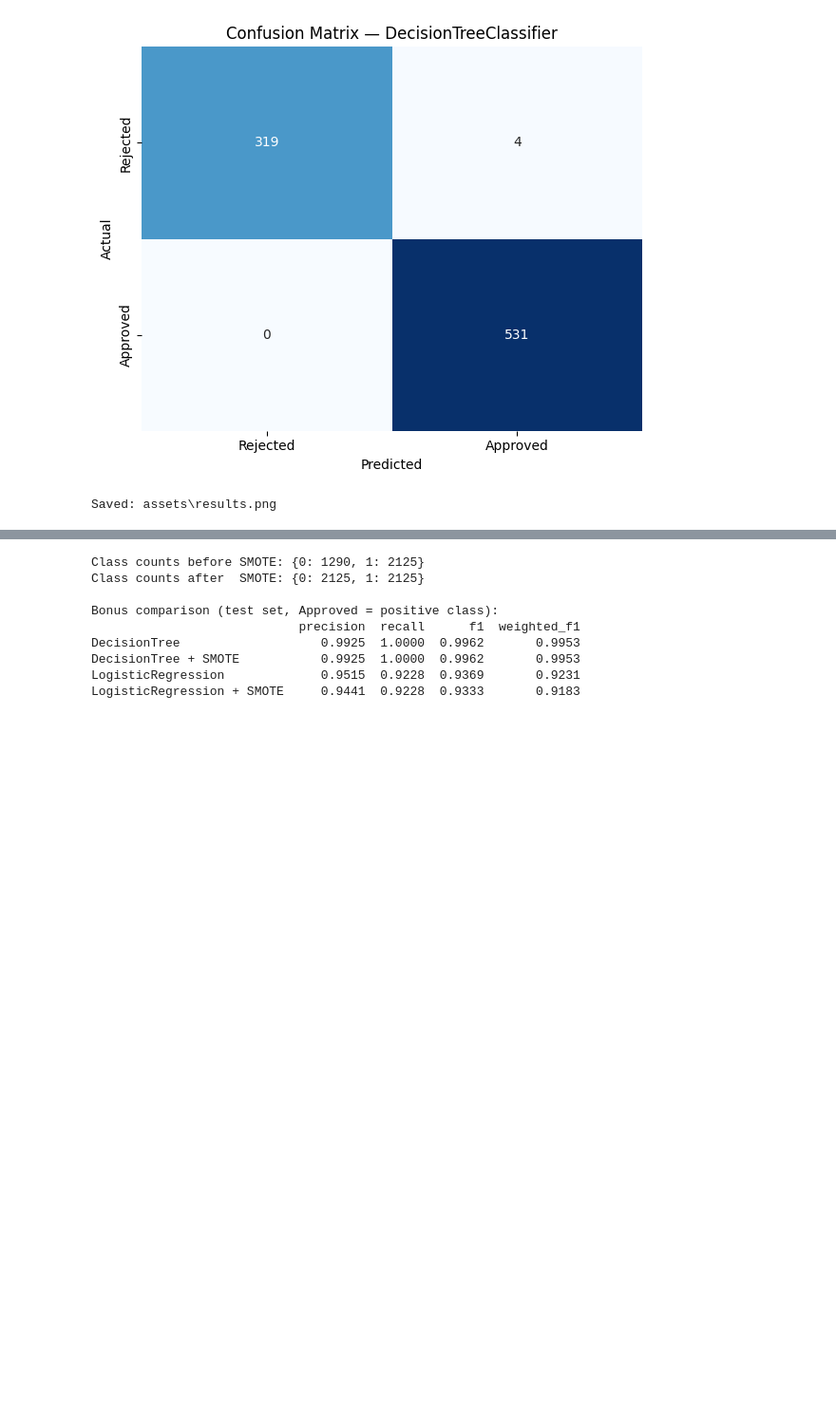
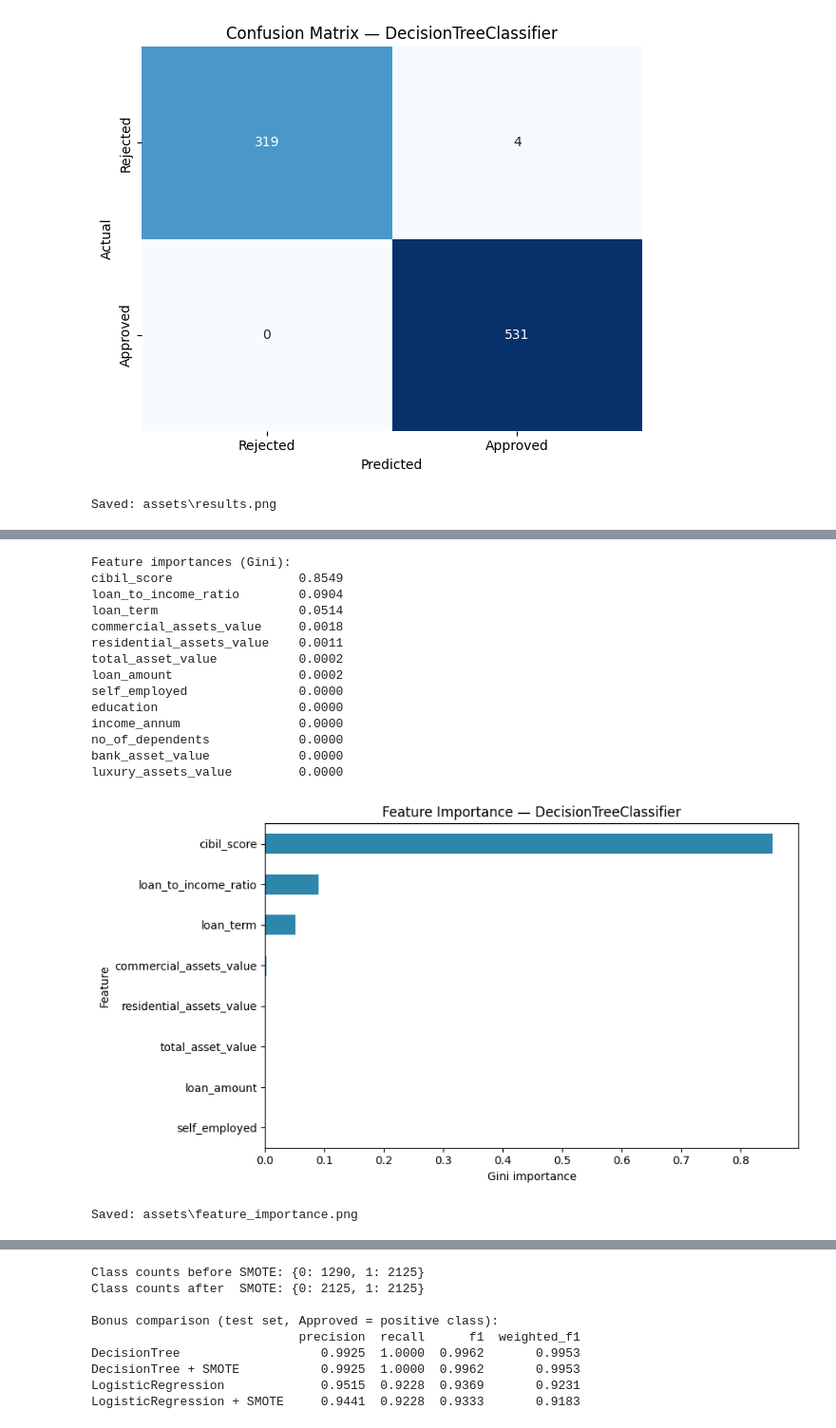
Before and after one commit to M-Amine-HM/elevvo_projects, a Jupyter notebook: task4-loan-approval-prediction/loan-approval-prediction.ipynb, the cells around one changed output, grey strips where cells are left out. Shown at 95% size. Drawn from its saved outputs; the diff is of its cells as text; code cells hidden in the pictures; blank space fills up the shorter version.

```diff
--- a/task4-loan-approval-prediction/loan-approval-prediction.ipynb
+++ b/task4-loan-approval-prediction/loan-approval-prediction.ipynb
@@ -371,0 +392,33 @@ Saved: assets\results.png
+# %%
+# Real feature importances from the actual fitted Decision Tree (Gini).
+imp = pd.Series(best_model.feature_importances_, index=FEATURE_COLS).sort_values(ascending=False)
+print("Feature importances (Gini):")
+print(imp.round(4).to_string())
+
+fig, ax = plt.subplots(figsize=(9, 5))
+imp.head(8).plot(kind="barh", color="#2E86AB", ax=ax)
+ax.set_xlabel("Gini importance")
+ax.set_ylabel("Feature")
+ax.set_title(f"Feature Importance — {type(best_model).__name__}")
+ax.invert_yaxis()
+plt.tight_layout()
+plt.savefig(os.path.join(ASSETS_DIR, "feature_importance.png"), dpi=150, bbox_inches="tight")
+plt.show()
+print("Saved:", os.path.join(ASSETS_DIR, "feature_importance.png"))
+# %% [output]
+Feature importances (Gini):
+cibil_score                 0.8549
+loan_to_income_ratio        0.0904
+loan_term                   0.0514
+commercial_assets_value     0.0018
+residential_assets_value    0.0011
+total_asset_value           0.0002
+loan_amount                 0.0002
+self_employed               0.0000
+education                   0.0000
+income_annum                0.0000
+no_of_dependents            0.0000
+bank_asset_value            0.0000
+luxury_assets_value         0.0000
+[figure, added]
+Saved: assets\feature_importance.png
```
Also changed, not shown: parts of 12 cells of this notebook, 3 other files.
